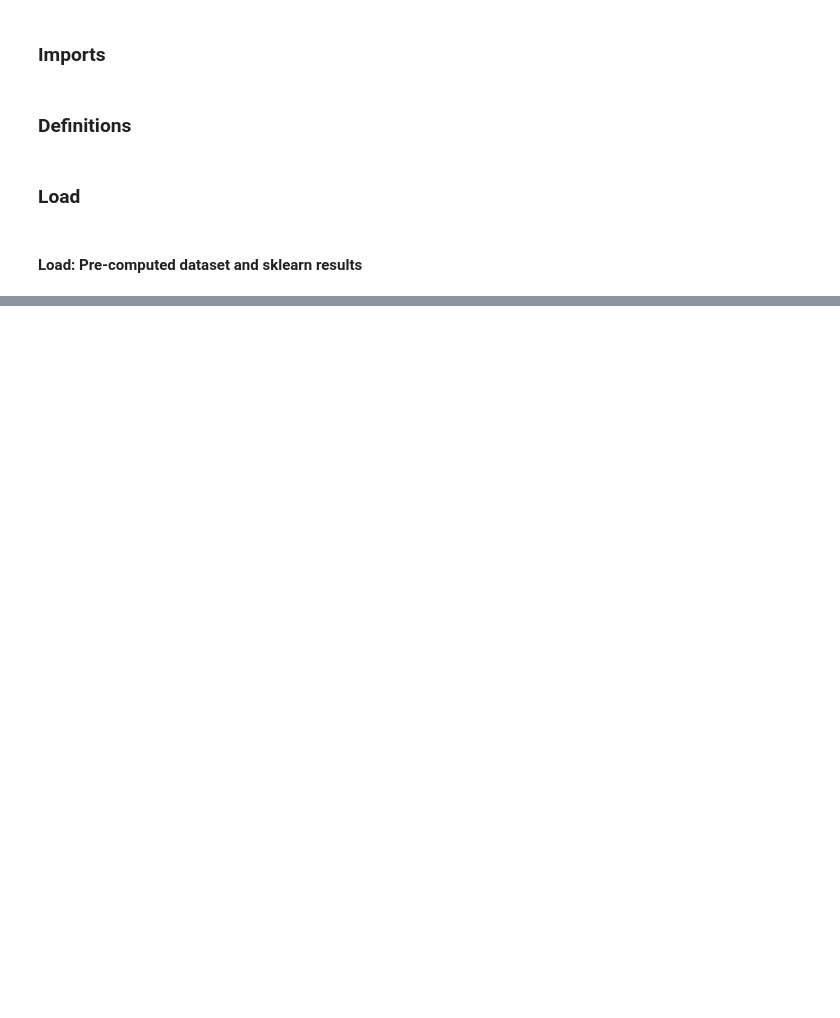
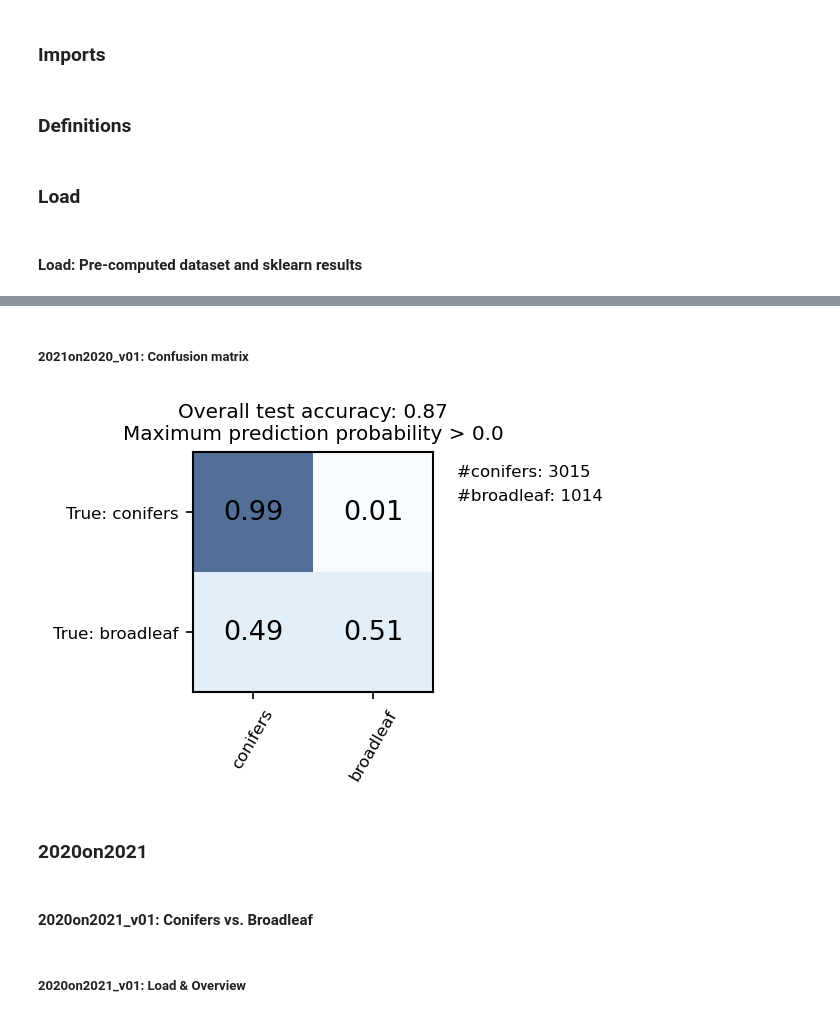
Before and after one commit to FlorianStehr/findatree, a Jupyter notebook: scripts/analysis/random-forest_plot.ipynb, the cells around one changed output, grey strips where cells are left out. Saved outputs shown, nothing was run; the diff lists cells and outputs as text; code cells hidden in the pictures; blank space fills up the shorter version.

```diff
--- a/scripts/analysis/random-forest_plot.ipynb
+++ b/scripts/analysis/random-forest_plot.ipynb
@@ -151,0 +314,61 @@ plt.savefig(os.path.join(dir_plots, save_name), transparent=True)
+# %% [markdown]
+##### 2021on2020_v01: Confusion matrix
+# %%
+# Select samples based on max.prediction probability threshold
+proba_thresh = 0.
+
+select = np.max(y_pred_proba, axis=1) > proba_thresh
+y_reduce = y[select]
+y_pred_reduce = y_pred[select]
+
+# Compute diffusion matrices
+confusion_matrix = sklearn.metrics.confusion_matrix(y_reduce, y_pred_reduce)
+confusion_matrix_norm = sklearn.metrics.confusion_matrix(y_reduce, y_pred_reduce, normalize='true')
+
+
+# Plotting
+f = plt.figure(figsize=[4,4])
+f.clear()
+f.subplots_adjust(bottom=0.2, top=0.8, left=0.3, right=0.7)
+ax = f.add_subplot(111)
+
+ticks = range(len(confusion_matrix))
+
+ax.imshow(
+    confusion_matrix,
+    cmap='Blues',
+    alpha=0.7,
+)
+
+for xtick in ticks:
+    for ytick in ticks:
+        ax.text(ytick, xtick, f"{confusion_matrix_norm[xtick,ytick]:.2f}", ha='center', va='center', fontsize=13)
+
+ax.set_title(
+    f"Overall test accuracy: {grd.best_estimator_.score(x, y):.2f}\n" +
+    f"Maximum prediction probability > {proba_thresh:.1f}"
+)
+
+ax.set_xticks(ticks)
+ax.set_xticklabels([param_grd['labels'][tick] for tick in ticks], rotation=60)
+ax.set_yticks(ticks)
+ax.set_yticklabels(['True: ' + param_grd['labels'][tick] for tick in ticks], rotation=0)
+
+for label, name in param_grd['labels'].items():
+    ax.text(
+        1.7,
+        -0.3 + 0.2 * label,
+        f"#{name}: {np.sum(y_reduce == label)}",
+    )
+
+
+save_name = f"2021on2020_rf_v01_confusion_p{proba_thresh*100:.0f}" + '.pdf'
+plt.savefig(os.path.join(dir_plots, save_name), transparent=True)
+# %% [output]
+[figure, added]
+# %% [markdown]
+### 2020on2021
+# %% [markdown]
+#### 2020on2021_v01: Conifers vs. Broadleaf
+# %% [markdown]
+##### 2020on2021_v01: Load & Overview
```
Also changed, not shown: parts of 21 cells of this notebook, 2 other files.
